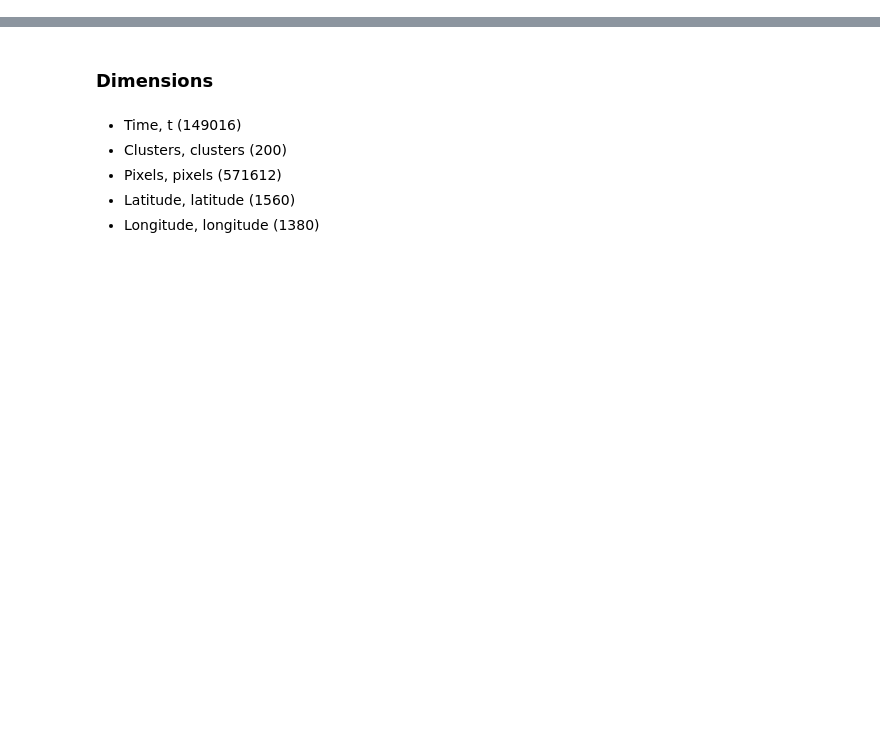
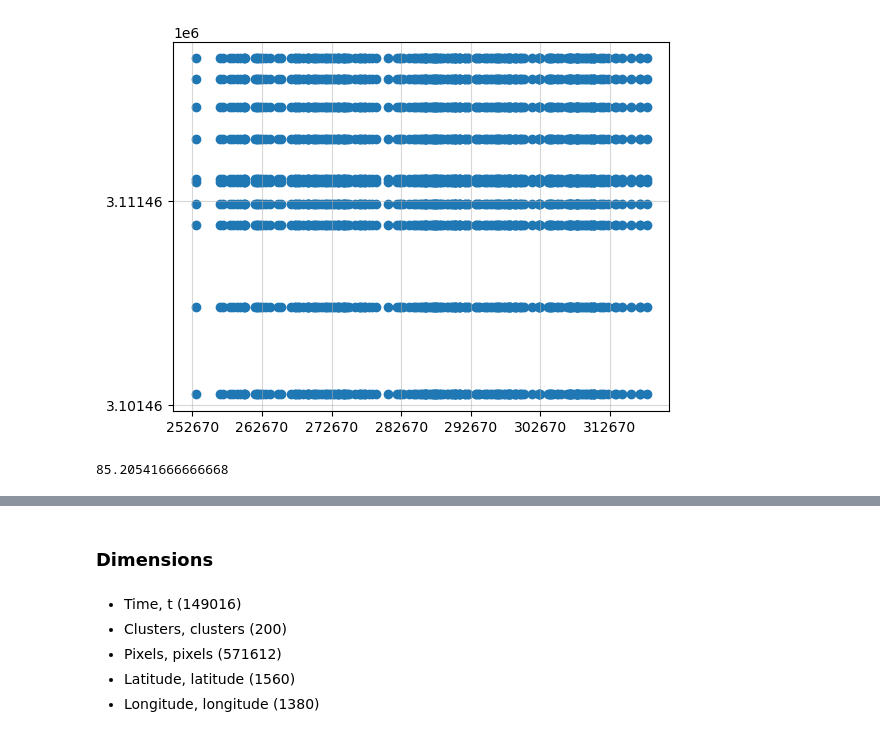
Before and after one commit to jacobqs/MST-Himalaya, a Jupyter notebook: notebooks/toposcale.ipynb, the cells around one changed output, grey strips where cells are left out. Drawn from its saved outputs; the diff is of its cells as text; code cells hidden in the pictures; blank space fills up the shorter version.

```diff
--- a/notebooks/toposcale.ipynb
+++ b/notebooks/toposcale.ipynb
@@ -18,3 +20,9 @@ toposcale_path = '/Users/jacobqs/Downloads/TopoSCALE_BG.nc'
 # %%
 ds = xr.open_mfdataset(toposcale_path)
 ds_raw = ds.copy()
+# %%
+# Exctracting cluster centroids
+lonc = ds_raw.lonc.values
+lonc.sort()
+latc = ds_raw.latc.values
+latc.sort()
@@ -20,0 +49,9 @@ ds_raw = ds.copy()
+# %%
+crs_4326 = CRS.from_epsg(4326) # Lat-lon
+crs_32645 = CRS.from_epsg(32645) # CRS
+
+## Create transformer to convert from CRS to CRS
+
+transformer = Transformer.from_crs(crs_4326, crs_32645, always_xy = True)
+
+x, y = transformer.transform(lonc, latc)
@@ -20,0 +82,2 @@ ds_raw = ds.copy()
+# %%
+xx, yy = np.meshgrid(x, y)
@@ -20,0 +100,28 @@ ds_raw = ds.copy()
+# %%
+fig = plt.figure()
+ax = fig.add_subplot(1, 1, 1)
+
+# Major ticks every 20, minor ticks every 5
+major_ticks_x = np.arange(252670, 318455, 10000)
+major_ticks_y = np.arange(3101459, 3198932, 10000)
+
+#minor_ticks = np.arange(0, 101, 5)
+ax.set_xticks(major_ticks_x)
+#ax.set_xticks(minor_ticks, minor=True)
+ax.set_yticks(major_ticks_y)
+#ax.set_yticks(minor_ticks, minor=True)
+
+# And a corresponding grid
+ax.grid(which='both')
+
+# Or if you want different settings for the grids:
+#ax.grid(which='minor', alpha=0.2)
+ax.grid(which='major', alpha=0.5)
+plt.scatter(xx[:10], yy[:10])
+plt.grid(True)
+# %% [output]
+[figure, added]
+# %%
+ds_raw.isel(t = 0).lonp.values.max()
+# %% [output]
+85.20541666666668
```
Also changed, not shown: parts of 18 cells of this notebook, 5 other files.
